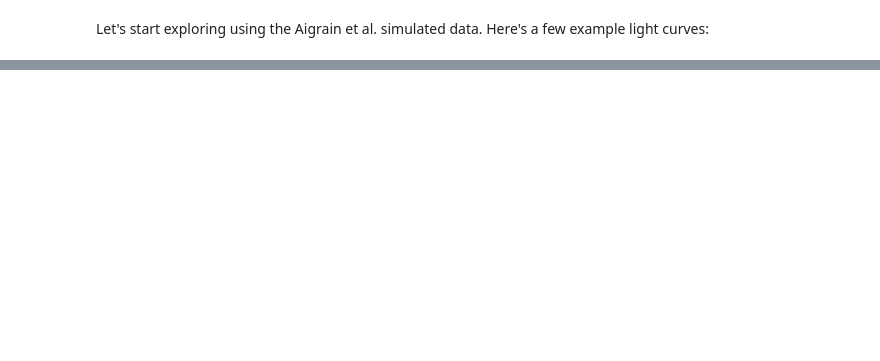
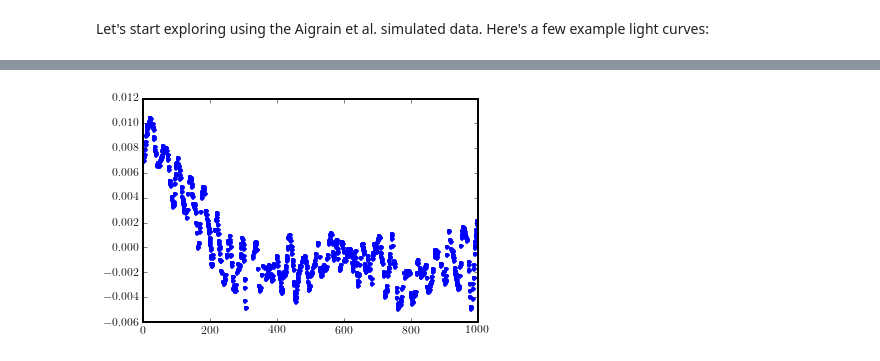
Before and after one commit to timothydmorton/GProtation, a Jupyter notebook: code/tdm-explore.ipynb, the cells around one changed output, grey strips where cells are left out. Drawn from its saved outputs; the diff is of its cells as text; code cells hidden in the pictures; blank space fills up the shorter version.

```diff
--- a/code/tdm-explore.ipynb
+++ b/code/tdm-explore.ipynb
@@ -9,33 +11,2 @@ SIM_DATAROOT = os.path.join(os.getenv('AIGRAIN_ROTATION'), 'final')
 # %% [markdown]
 Let's start exploring using the Aigrain et al. simulated data.  Here's a few example light curves:
-# %%
-def get_aigrain_data(i, f_err=0.0001, npts=None, binpts=None):
-    filename = os.path.join(SIM_DATAROOT, 'lightcurve_{:04.0f}.txt'.format(idx))
-    ts, fs = np.loadtxt(filename, unpack=True)
-    f_err = np.ones_like(fs) * f_err
-
-    if binpts is not None:
-        ts, fs, ferr = bin_data(ts, fs, f_err, binpts)
-    if npts is None:
-        return ts, fs, f_err
-    else:
-        return ts[:npts], fs[:npts], f_err[:npts]
-
-def bin_data(x, y, yerr, npts):
-    mod, nbins = len(x) % npts, len(x) / npts
-    if mod != 0:
-        x, y, yerr = x[:-mod], y[:-mod], yerr[:-mod]
-    xb, yb, yerrb = [np.zeros(nbins) for i in range(3)]
-    for i in range(npts):
-        xb += x[::npts]
-        yb += y[::npts]
-        yerrb += yerr[::npts]**2
-        x, y, yerr = x[1:], y[1:], yerr[1:]
-    return xb/npts, yb/npts, yerrb**.5/npts
-
-idxs = [0,100,200,300,400]
-fig,axes = plt.subplots(len(idxs), 1, figsize=(10,6), sharex=True, )
-for i,idx in enumerate(idxs):
-    ts, fs, f_errs = get_aigrain_data(idx)
-    axes[i].plot(ts,fs)
-plt.subplots_adjust(hspace=0.0001)
@@ -123,0 +120,9 @@ def lnlike_bootstrap(theta, t, f, f_err, Npts=500):
+# %%
+i = 400
+x, y, yerr = get_aigrain_data(i, binpts=5, npts=1000)
+theta = [np.log(0.01), np.log(1.), np.log(1.),
+         np.log(0.0001), np.log(30.), np.log(0.01), np.log(10.)]
+#%timeit lnlike(theta, x, y, yerr)
+plt.plot(x, y, '.');
+# %% [output]
+[figure, added]
```
Also changed, not shown: parts of 39 cells of this notebook, 1 other file.
